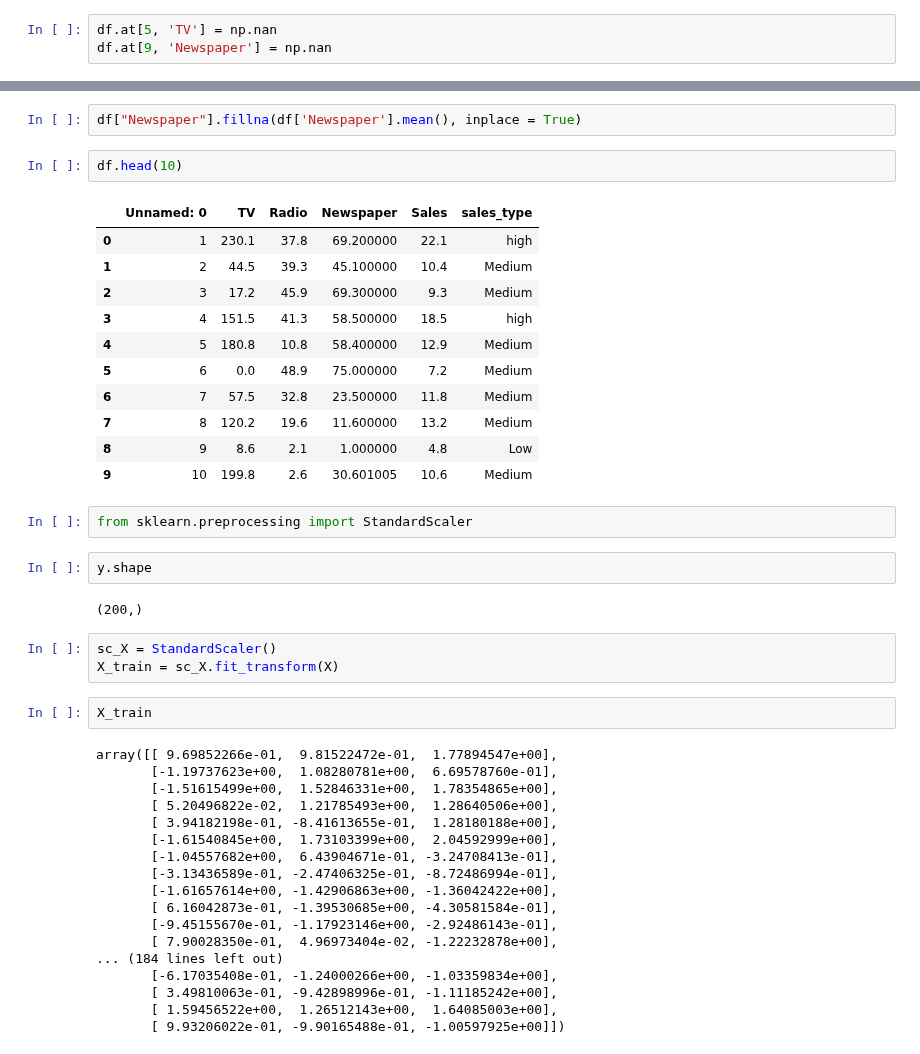
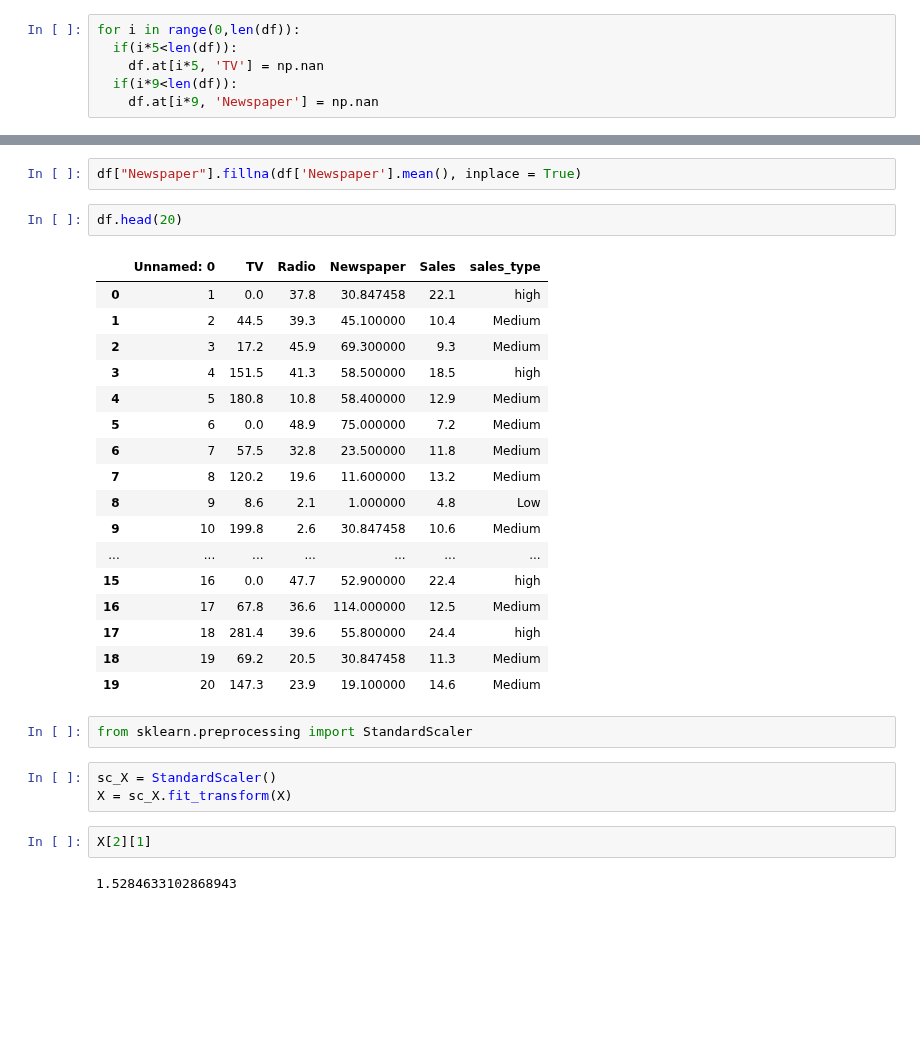
Before and after one commit to IIAnirudhII/AI-and-ML, a Jupyter notebook: Deep Learning/Lab2/Lab2(part2).ipynb, the cells around one changed output, grey strips where cells are left out. Saved outputs shown, nothing was run; the diff lists cells and outputs as text; blank space fills up the shorter version.

```diff
--- a/Deep Learning/Lab2/Lab2(part2).ipynb
+++ b/Deep Learning/Lab2/Lab2(part2).ipynb
@@ -107,5 +107,8 @@ df.head().pivot(index ='TV', columns ='Sales', values =['sales_type'])
 # %% [markdown]
 # Part b) Data Modeling
 # %%
-df.at[5, 'TV'] = np.nan
-df.at[9, 'Newspaper'] = np.nan
+for i in range(0,len(df)):
+  if(i*5<len(df)):
+    df.at[i*5, 'TV'] = np.nan
+  if(i*9<len(df)):
+    df.at[i*9, 'Newspaper'] = np.nan
@@ -130,10 +149,10 @@ df["TV"].fillna(0, inplace = True)
 # %%
 df["Newspaper"].fillna(df['Newspaper'].mean(), inplace = True)
 # %%
-df.head(10)
+df.head(20)
 # %% [output]
 |  | Unnamed: 0 | TV | Radio | Newspaper | Sales | sales_type |
-| 0 | 1 | 230.1 | 37.8 | 69.200000 | 22.1 | high |
+| 0 | 1 | 0.0 | 37.8 | 30.847458 | 22.1 | high |
 | 1 | 2 | 44.5 | 39.3 | 45.100000 | 10.4 | Medium |
 | 2 | 3 | 17.2 | 45.9 | 69.300000 | 9.3 | Medium |
 | 3 | 4 | 151.5 | 41.3 | 58.500000 | 18.5 | high |
@@ -142,33 +161,19 @@ df.head(10)
 | 6 | 7 | 57.5 | 32.8 | 23.500000 | 11.8 | Medium |
 | 7 | 8 | 120.2 | 19.6 | 11.600000 | 13.2 | Medium |
 | 8 | 9 | 8.6 | 2.1 | 1.000000 | 4.8 | Low |
-| 9 | 10 | 199.8 | 2.6 | 30.601005 | 10.6 | Medium |
+| 9 | 10 | 199.8 | 2.6 | 30.847458 | 10.6 | Medium |
+| ... | ... | ... | ... | ... | ... | ... |
+| 15 | 16 | 0.0 | 47.7 | 52.900000 | 22.4 | high |
+| 16 | 17 | 67.8 | 36.6 | 114.000000 | 12.5 | Medium |
+| 17 | 18 | 281.4 | 39.6 | 55.800000 | 24.4 | high |
+| 18 | 19 | 69.2 | 20.5 | 30.847458 | 11.3 | Medium |
+| 19 | 20 | 147.3 | 23.9 | 19.100000 | 14.6 | Medium |
 # %%
 from sklearn.preprocessing import StandardScaler
-# %%
-y.shape
-# %% [output]
-(200,)
 # %%
 sc_X = StandardScaler()
-X_train = sc_X.fit_transform(X)
+X = sc_X.fit_transform(X)
-# %%
-X_train
-# %% [output]
-array([[ 9.69852266e-01,  9.81522472e-01,  1.77894547e+00],
-       [-1.19737623e+00,  1.08280781e+00,  6.69578760e-01],
-       [-1.51615499e+00,  1.52846331e+00,  1.78354865e+00],
-       [ 5.20496822e-02,  1.21785493e+00,  1.28640506e+00],
-       [ 3.94182198e-01, -8.41613655e-01,  1.28180188e+00],
-       [-1.61540845e+00,  1.73103399e+00,  2.04592999e+00],
-       [-1.04557682e+00,  6.43904671e-01, -3.24708413e-01],
-       [-3.13436589e-01, -2.47406325e-01, -8.72486994e-01],
-       [-1.61657614e+00, -1.42906863e+00, -1.36042422e+00],
-       [ 6.16042873e-01, -1.39530685e+00, -4.30581584e-01],
-       [-9.45155670e-01, -1.17923146e+00, -2.92486143e-01],
-       [ 7.90028350e-01,  4.96973404e-02, -1.22232878e+00],
-... (184 lines left out)
-       [-6.17035408e-01, -1.24000266e+00, -1.03359834e+00],
-       [ 3.49810063e-01, -9.42898996e-01, -1.11185242e+00],
-       [ 1.59456522e+00,  1.26512143e+00,  1.64085003e+00],
-       [ 9.93206022e-01, -9.90165488e-01, -1.00597925e+00]])
+# %%
+X[2][1]
+# %% [output]
+1.5284633102868943
```
Also changed, not shown: parts of 6 cells of this notebook.
